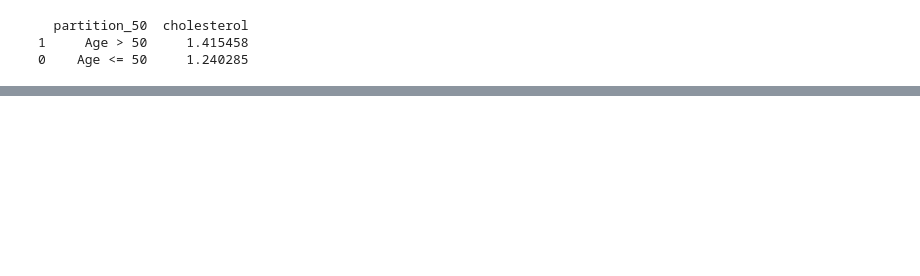
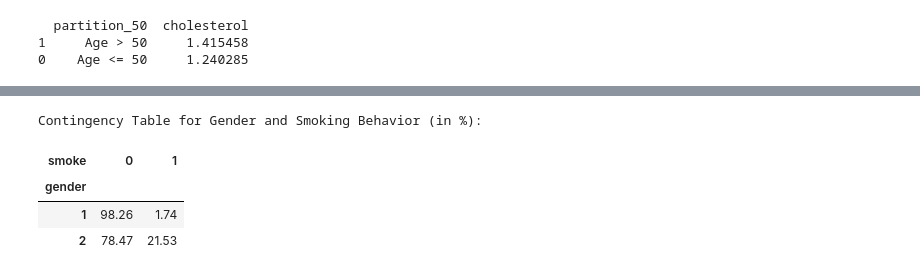
Before and after one commit to caiocvelasco/health-data-analysis, a Jupyter notebook: cardio-data-analysis-project.ipynb, the cells around one changed output, grey strips where cells are left out. Cells and saved outputs as stored; diff of their text form; code cells hidden in the pictures; blank space fills up the shorter version.

```diff
--- a/cardio-data-analysis-project.ipynb
+++ b/cardio-data-analysis-project.ipynb
@@ -702,0 +717,13 @@ print(answer_02)
+# %%
+# First, let's check how the data is distributed for both gender and smoking behavior via Contingency Table
+# question_03_data = pd.crosstab(index = data['gender'], columns = data['smoke'], normalize='index').round(4)*100
+question_03_data = pd.crosstab(data.gender, data.smoke, normalize='index').round(4)*100
+
+print("Contingency Table for Gender and Smoking Behavior (in %):")
+question_03_data
+# %% [output]
+Contingency Table for Gender and Smoking Behavior (in %):
+| smoke | 0 | 1 |
+| gender |  |  |
+| 1 | 98.26 | 1.74 |
+| 2 | 78.47 | 21.53 |
```
Also changed, not shown: parts of 14 cells of this notebook.
